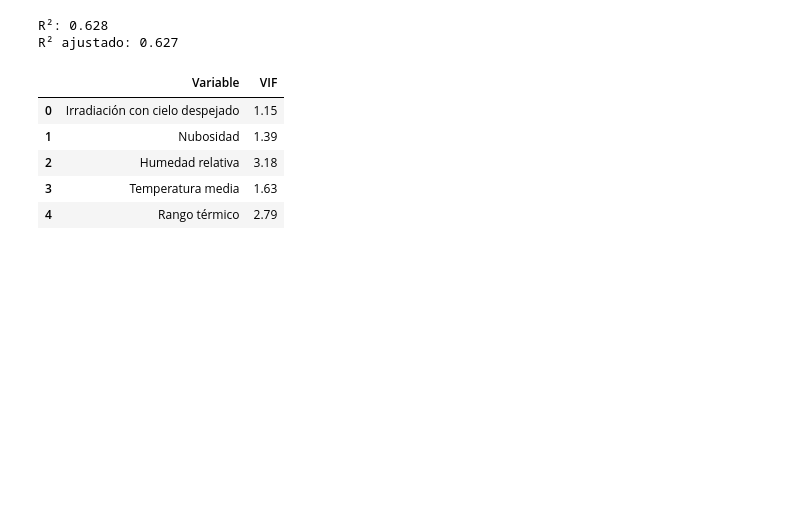
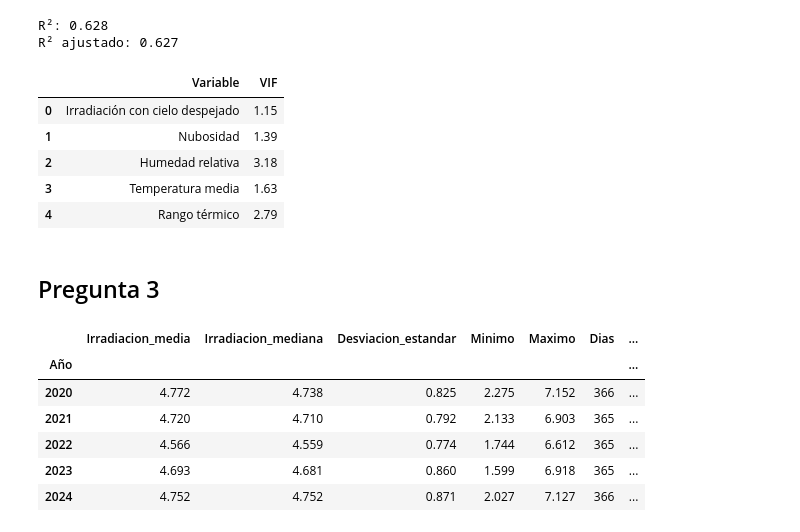
Before and after one commit to saralvillanu/solar_smart_predictive_analysis, a Jupyter notebook: EDA_Solar_Bogota.ipynb, the cells around one changed output. Cells and saved outputs as stored; diff of their text form; code cells hidden in the pictures; blank space fills up the shorter version.

Commit message:
Posible respuesta a pregunta 3

```diff
--- a/EDA_Solar_Bogota.ipynb
+++ b/EDA_Solar_Bogota.ipynb
@@ -1029,3 +1029,57 @@ display(tabla_vif.round(2))
 | 2 | Humedad relativa | 3.18 |
 | 3 | Temperatura media | 1.63 |
 | 4 | Rango térmico | 2.79 |
+# %% [markdown]
+## Pregunta 3
+# %%
+# Asegurar que la fecha tenga el formato correcto
+df['Fecha'] = pd.to_datetime(df['Fecha'])
+
+df['Año'] = df['Fecha'].dt.year
+df['Mes_num'] = df['Fecha'].dt.month
+
+resumen_anual_p3 = (
+    df.groupby('Año')
+    .agg(
+        Irradiacion_media=(
+            'ALLSKY_SFC_SW_DWN',
+            'mean'
+        ),
+        Irradiacion_mediana=(
+            'ALLSKY_SFC_SW_DWN',
+            'median'
+        ),
+        Desviacion_estandar=(
+            'ALLSKY_SFC_SW_DWN',
+            'std'
+        ),
+        Minimo=(
+            'ALLSKY_SFC_SW_DWN',
+            'min'
+        ),
+        Maximo=(
+            'ALLSKY_SFC_SW_DWN',
+            'max'
+        ),
+        Dias=(
+            'ALLSKY_SFC_SW_DWN',
+            'count'
+        )
+    )
+)
+
+resumen_anual_p3['Cambio_interanual_pct'] = (
+    resumen_anual_p3['Irradiacion_media']
+    .pct_change()
+    .mul(100)
+)
+
+display(resumen_anual_p3.round(3))
+# %% [output]
+|  | Irradiacion_media | Irradiacion_mediana | Desviacion_estandar | Minimo | Maximo | Dias | ... |
+| Año |  |  |  |  |  |  | ... |
+| 2020 | 4.772 | 4.738 | 0.825 | 2.275 | 7.152 | 366 | ... |
+| 2021 | 4.720 | 4.710 | 0.792 | 2.133 | 6.903 | 365 | ... |
+| 2022 | 4.566 | 4.559 | 0.774 | 1.744 | 6.612 | 365 | ... |
+| 2023 | 4.693 | 4.681 | 0.860 | 1.599 | 6.918 | 365 | ... |
+| 2024 | 4.752 | 4.752 | 0.871 | 2.027 | 7.127 | 366 | ... |
```
Also changed, not shown: parts of 4 cells of this notebook.
